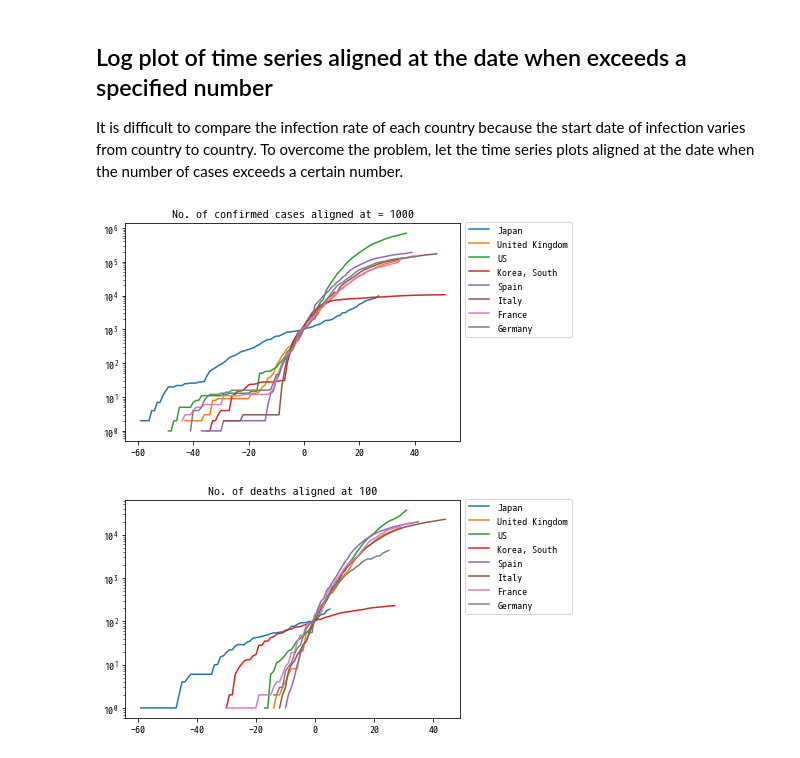
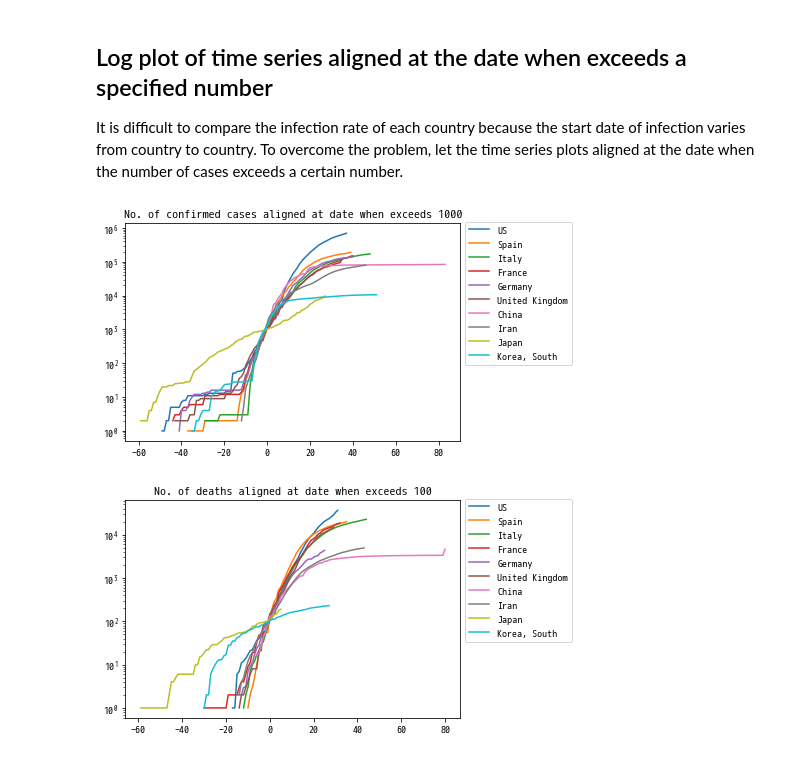
Before and after one commit to survivor7777777/covid-19, a Jupyter notebook: COVID19 plot.ipynb, the cells around one changed output. Saved outputs shown, nothing was run; the diff lists cells and outputs as text; code cells hidden in the pictures.

```diff
--- a/COVID19 plot.ipynb
+++ b/COVID19 plot.ipynb
@@ -55,33 +55,32 @@ To overcome the problem, let the time series plots aligned at the date when the
 # %%
 def align_time_series(input_df, align_at):
     last_date = input_df.columns[-1]
     input_df = input_df[(input_df[last_date] > align_at)]
     index_shift = {}
     for i, country in enumerate(input_df.index):
         for j, date in enumerate(input_df.columns):
             if input_df.iat[i, j] >= align_at:
                 index_shift[i] = j
                 break
     num_columns = len(input_df.columns)
     aligned_df = pd.DataFrame(index=input_df.index, columns=range(-num_columns, num_columns))
     for i, country in enumerate(input_df.index):
         for j, date in enumerate(input_df.columns):
             if input_df.iat[i, j] > 0:
                 aligned_df.at[country, j-index_shift[i]] = input_df.iat[i, j]
     return aligned_df
 
-countries = ['Japan', 'United Kingdom', 'US', 'Korea, South', 'Spain', 'Italy', 'France', 'Germany']  # specified countries
-# countries = df_confirmed_ranked[0:10].index # top 10 countries
+selected_countries = list(df_confirmed_ranked[0:8].index) + ['Japan', 'Korea, South']
 
-df_confirmed_selected = df_confirmed.loc[countries, :]
-df_deaths_selected = df_deaths.loc[countries, :]
+df_confirmed_selected = df_confirmed.loc[selected_countries, :]
+df_deaths_selected = df_deaths.loc[selected_countries, :]
 
 def plot_aligned(df, title, align_at):
     t = align_time_series(df, align_at).T
     t.plot(logy=True, title=title).legend(bbox_to_anchor=(1, 1.03), loc='upper left')
 
-plot_aligned(df_confirmed_selected, "No. of confirmed cases aligned at = {}".format(1000), 1000)
-plot_aligned(df_deaths_selected, "No. of deaths aligned at {}".format(100), 100)
+plot_aligned(df_confirmed_selected, "No. of confirmed cases aligned at date when exceeds {}".format(1000), 1000)
+plot_aligned(df_deaths_selected, "No. of deaths aligned at date when exceeds {}".format(100), 100)
 # %% [output]
-[figure, old version]
+[figure, new version]
-[figure, old version]
+[figure, new version]
```
Also changed, not shown: parts of 3 cells of this notebook.
